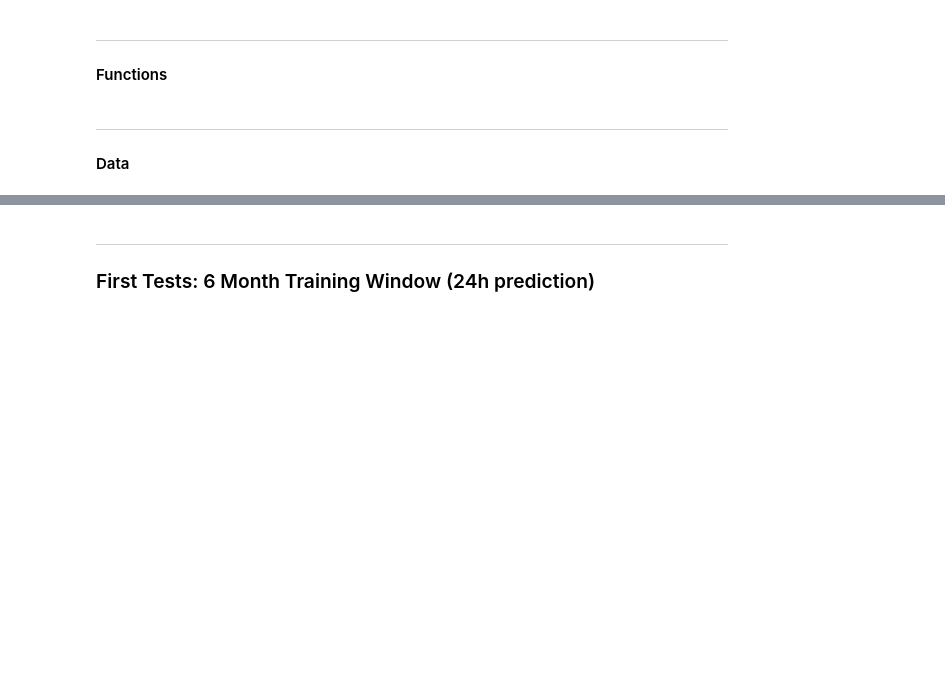
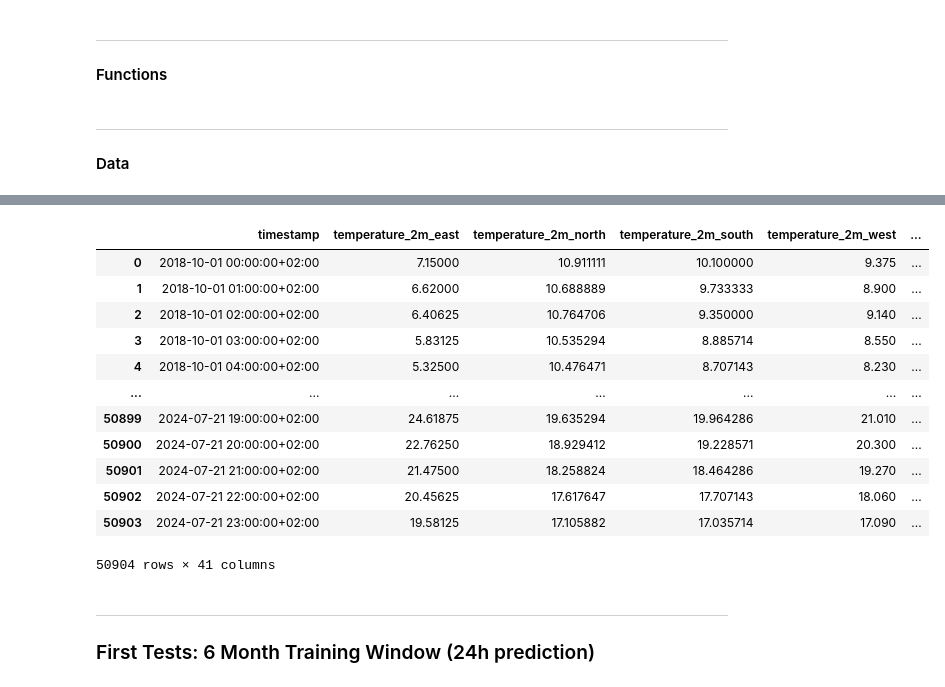
Before and after one commit to rouven-pampus/capstone_project, a Jupyter notebook: notebooks/model_next72h.ipynb, the cells around one changed output, grey strips where cells are left out. Cells and saved outputs as stored; diff of their text form; code cells hidden in the pictures; blank space fills up the shorter version.

```diff
--- a/notebooks/model_next72h.ipynb
+++ b/notebooks/model_next72h.ipynb
@@ -188,3 +223,21 @@ market['price_eur_mwh'] = market['price_eur_mwh'].interpolate()
+# %%
+weather_tz = weather.copy()
+weather_tz['timestamp'] = weather_tz['timestamp'].dt.tz_convert('Europe/Berlin')
+weather_tz
+# %% [output]
+|  | timestamp | temperature_2m_east | temperature_2m_north | temperature_2m_south | temperature_2m_west | ... |
+| 0 | 2018-10-01 00:00:00+02:00 | 7.15000 | 10.911111 | 10.100000 | 9.375 | ... |
+| 1 | 2018-10-01 01:00:00+02:00 | 6.62000 | 10.688889 | 9.733333 | 8.900 | ... |
+| 2 | 2018-10-01 02:00:00+02:00 | 6.40625 | 10.764706 | 9.350000 | 9.140 | ... |
+| 3 | 2018-10-01 03:00:00+02:00 | 5.83125 | 10.535294 | 8.885714 | 8.550 | ... |
+| 4 | 2018-10-01 04:00:00+02:00 | 5.32500 | 10.476471 | 8.707143 | 8.230 | ... |
+| ... | ... | ... | ... | ... | ... | ... |
+| 50899 | 2024-07-21 19:00:00+02:00 | 24.61875 | 19.635294 | 19.964286 | 21.010 | ... |
+| 50900 | 2024-07-21 20:00:00+02:00 | 22.76250 | 18.929412 | 19.228571 | 20.300 | ... |
+| 50901 | 2024-07-21 21:00:00+02:00 | 21.47500 | 18.258824 | 18.464286 | 19.270 | ... |
+| 50902 | 2024-07-21 22:00:00+02:00 | 20.45625 | 17.617647 | 17.707143 | 18.060 | ... |
+| 50903 | 2024-07-21 23:00:00+02:00 | 19.58125 | 17.105882 | 17.035714 | 17.090 | ... |
+50904 rows × 41 columns
 # %%
 # Drop forecast column
 weather = weather.drop(columns='is_forecast')
```
Also changed, not shown: parts of 17 cells of this notebook, 5 other files.
